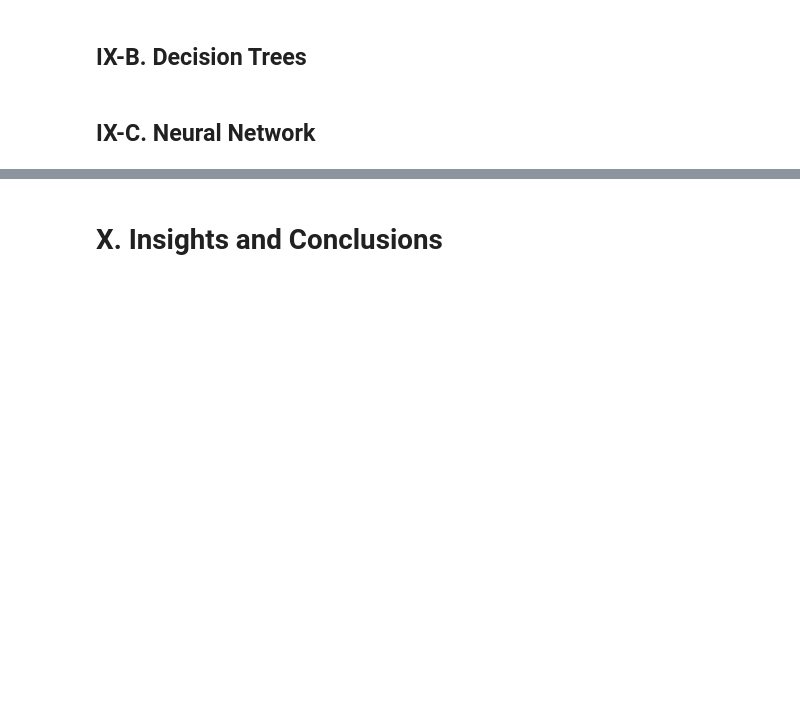
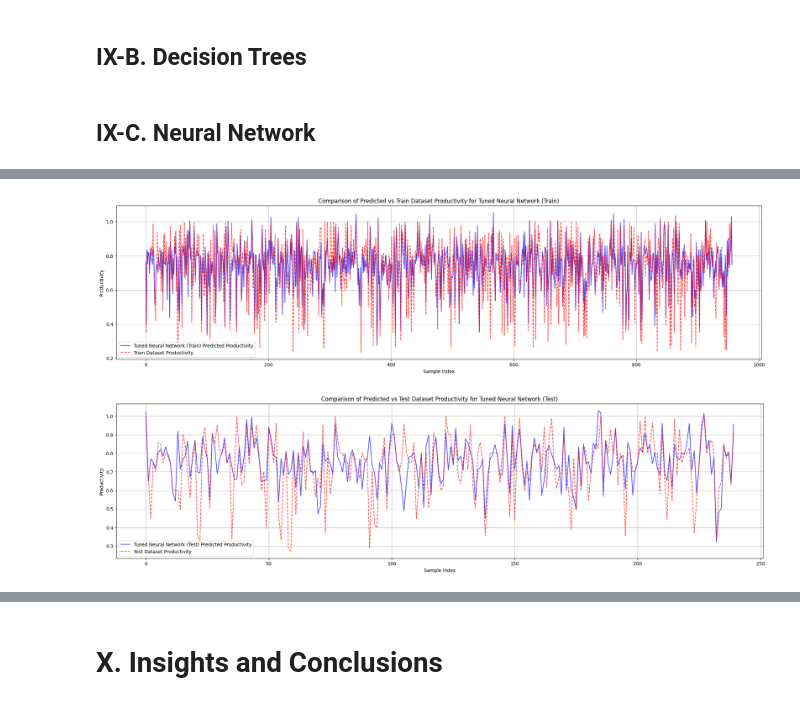
Before and after one commit to TeanConcio/CCPROG1-MP, a Jupyter notebook: machine_project_notebook.ipynb, the cells around one changed output, grey strips where cells are left out. Drawn from its saved outputs; the diff is of its cells as text; code cells hidden in the pictures; blank space fills up the shorter version.

```diff
--- a/machine_project_notebook.ipynb
+++ b/machine_project_notebook.ipynb
@@ -1134,11 +1151,11 @@ tuned_nn_pipe = Pipeline([
 ])
 # %%
 # Try to load the model
-nn_rscv = None
+tuned_nn_model = None
 try:
-    nn_rscv = joblib.load('nn_rscv.pkl')
+    tuned_nn_model = joblib.load('nn_rscv.pkl')
 except:
-    nn_rscv = None
+    tuned_nn_model = None
 # %%
 # Define hidden layer sizes
 neuron_options = [50, 100, 250, 500, 1000]
@@ -1156,7 +1173,7 @@ def get_hidden_layer_sizes(min_layers, max_layers, neuron_options):
 nn_hyperparameters = None
 
 # Define hyperparameters
-if nn_rscv is None:
+if tuned_nn_model is None:
     nn_hyperparameters = [
         {
             'regressor__hidden_layer_sizes': get_hidden_layer_sizes(min_layers, max_layers, neuron_options),
@@ -1169,9 +1186,9 @@ if nn_rscv is None:
     ]
 # %%
 # Randomized Search to find the best hyperparameters and Train the model
-if nn_rscv is None:
-    nn_rscv = RandomizedSearchCV(tuned_nn_pipe, nn_hyperparameters, n_iter=50, cv=5, n_jobs=-1, random_state=random_seed)
-    nn_rscv.fit(X_train, y_train)
-    joblib.dump(nn_rscv, 'nn_rscv.pkl')
+if tuned_nn_model is None:
+    tuned_nn_model = RandomizedSearchCV(tuned_nn_pipe, nn_hyperparameters, n_iter=50, cv=5, n_jobs=-1, random_state=random_seed)
+    tuned_nn_model.fit(X_train, y_train)
+    joblib.dump(tuned_nn_model, 'nn_rscv.pkl')
 # %%
 # Get the performance of the model
@@ -1220,0 +1256,3 @@ nn_rscv.best_params_
+# %%
+nn_y_train_pred = tuned_nn_model.predict(X_train)
+nn_y_test_pred = tuned_nn_model.predict(X_test)
@@ -1220,0 +1283,6 @@ nn_rscv.best_params_
+# %%
+plotProductivityError(y_train, nn_y_train_pred, 'Tuned Neural Network (Train)', False)
+plotProductivityError(y_test, nn_y_test_pred, 'Tuned Neural Network (Test)', True)
+# %% [output]
+[figure, added]
+[figure, added]
```
Also changed, not shown: parts of 8 cells of this notebook.
